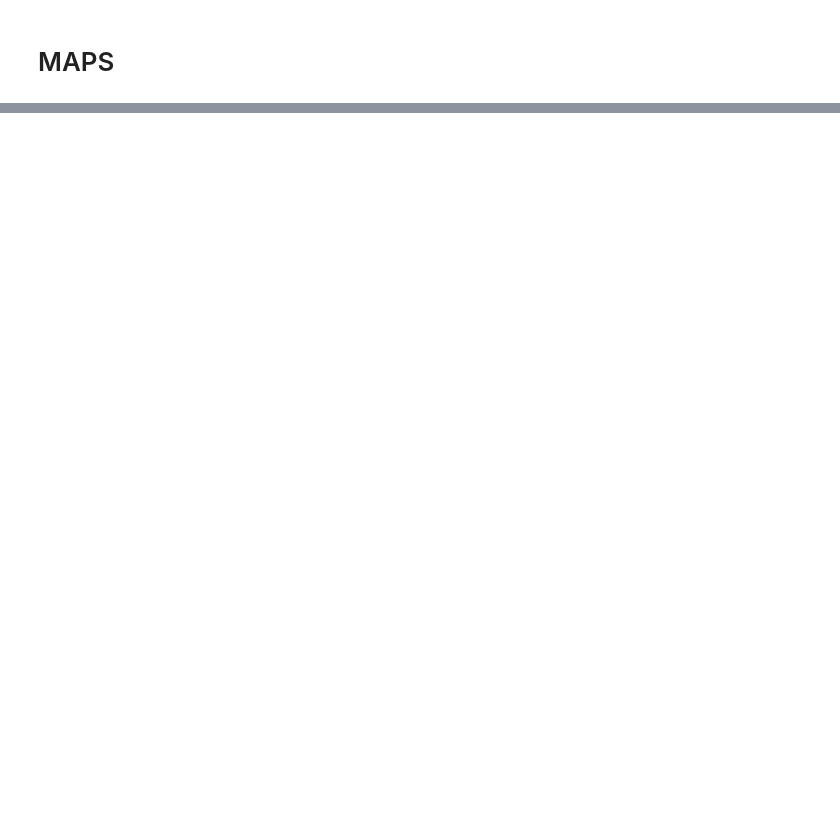
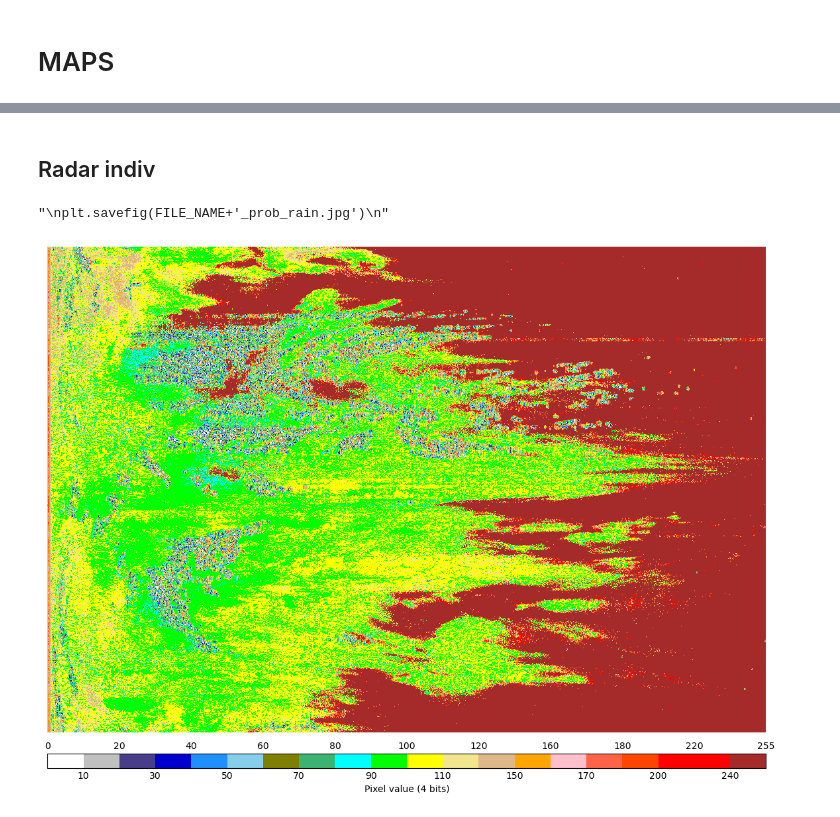
Before and after one commit to theperk08/Meteo_France_Radars, a Jupyter notebook: MeteoFrance_Bufr_Decoder.ipynb, the cells around one changed output, grey strips where cells are left out. Saved outputs shown, nothing was run; the diff lists cells and outputs as text; code cells hidden in the pictures; blank space fills up the shorter version.

Commit message:
Update Bufr_Decoder
add decoder for individual radar (PAM and PAG)

```diff
--- a/MeteoFrance_Bufr_Decoder.ipynb
+++ b/MeteoFrance_Bufr_Decoder.ipynb
@@ -15,6 +15,7 @@ class BitReader(object):
         self.accumulator = 0
         self.bcount = 0
         self.read = 0
+        self.total_read = 0
 
     def __enter__(self):
         return self
@@ -34,10 +35,12 @@ class BitReader(object):
         return rv
 
     def readbits(self, n):
+        self.total_read += 1
         v = 0
         while n > 0:
             v = (v << 1) | self._readbit()
             n -= 1
+
         return v
 # %%
 def bits2bytes(chaine):
@@ -128,12 +167,12 @@ def simple_desc(desc_elt):
 
         if bit_ref_changed:
             if desc_elt in bit_new_ref:
-                val_data = (tot_bits + bit_new_ref[desc_elt])/10**(descript_elt['Scale']+bit_scale_plus)
+                val_data = (tot_bits + bit_new_ref[desc_elt])/10**(float(descript_elt['Scale'])+bit_scale_plus)
             else:
                 val_data = 0
 
         else:
-            val_data = (tot_bits + descript_elt['Ref_Val'] )/10**(descript_elt['Scale']+bit_scale_plus)
+            val_data = (tot_bits + float(descript_elt['Ref_Val']) )/10**(float(descript_elt['Scale'])+bit_scale_plus)
 
         if compte==0:
             print('  "', bits2bytes(bin(tot_bits)), '"')
@@ -396,0 +562,12 @@ Local sub-category :  27
+# %%
+# bufr file to decode
+DIR_PATH = r'C:\Users\thepe\Documents\Data_Analyse\Meteo_France_API'
+
+FILE_NAME = 'T_PAMF58_C_LFPW_20240110195000.bufr.gz'
+#FILE_NAME = 'T_PAGB41_C_EODC_20240126185000.bufr.gz'
+
+# directory of the tables and local tables
+DIR_PATH_TABLE = r'C:\Users\thepe\Documents\BUFR32\MeteoFranceTables'
+
+# if you want to see all the descriptors (but lot of prints !!)
+affiche_descriptors = False
@@ -509,0 +848,49 @@ plt.savefig(FILE_NAME+'_dBZ.jpg'")
+# %% [markdown]
+## Radar indiv
+# %%
+k=2
+
+if k == 0:
+    data1 = datas_messages[k]['Pixel value (4 bits)'][80:]
+else:
+    data1 = datas_messages[k]['Pixel value (4 bits)']
+
+rows = int(datas_messages[k]['Number of pixels per row'][0]) #int(datas_total['Number of pixels per row'][0])
+cols = int(datas_messages[k]['Number of pixels per column'][0]) #int(datas_total['Number of pixels per column'][0])
+
+
+cmap_prob = colors.ListedColormap(['white','silver', 'darkslateblue', 'mediumblue','dodgerblue',
+                              'skyblue','olive','mediumseagreen','cyan','lime','yellow',
+                              'khaki','burlywood','orange','pink','tomato', 'orangered', 'r', 'red', 'brown'])
+bounds_prob = [0, 10, 20, 30, 40, 50,60, 70, 80, 90, 100, 110, 120, 150, 160, 170, 180, 200, 220, 240, 255]
+norm_prob = colors.BoundaryNorm(bounds_prob, cmap_prob.N)
+
+ltop=bounds_prob[::2]           # labels appear on top
+lbot = [x if i%2==1 else '' for i, x in enumerate(bounds_prob) ]
+clabel_prob = 'Pixel value (4 bits)'
+
+
+data1 = np.reshape(data1, (cols, rows))
+
+
+fig, ax = plt.subplots(figsize=(14, 14))
+fig.subplots_adjust()
+
+p = ax.imshow(data1, cmap = cmap_prob, norm=norm_prob)
+plt.axis('off')
+
+
+cbar = plt.colorbar(p, cmap=cmap_prob, norm=norm_prob, boundaries=bounds_prob, ticks=bounds_prob, location="bottom", pad=0.03, aspect=50)
+cbar.set_label(clabel_prob)
+cbar.ax.set_xticklabels(lbot)
+cbar.ax.tick_params(size=0) # cacher les ticks
+vmin=cbar.norm.vmin
+vmax=cbar.norm.vmax
+for ii, li in enumerate(ltop):
+    cbar.ax.text(2*ii/(len(bounds_prob)-1), 1.2, str(li), transform=cbar.ax.transAxes, va='bottom', ha='center')
+"""
+plt.savefig(FILE_NAME+'_prob_rain.jpg')
+"""
+# %% [output]
+"\nplt.savefig(FILE_NAME+'_prob_rain.jpg')\n"
+[figure, added]
```
Also changed, not shown: parts of 24 cells of this notebook.
